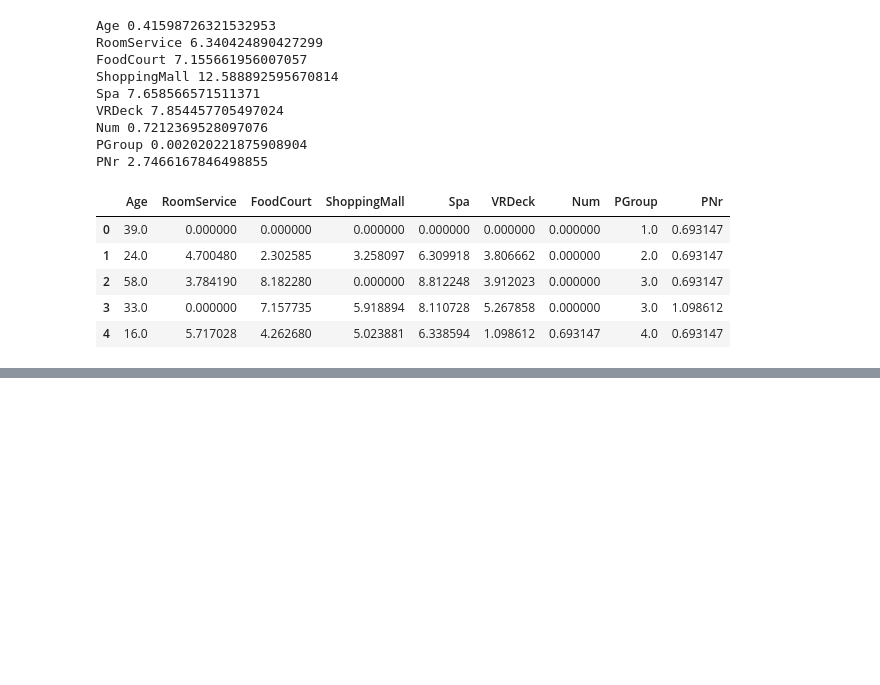
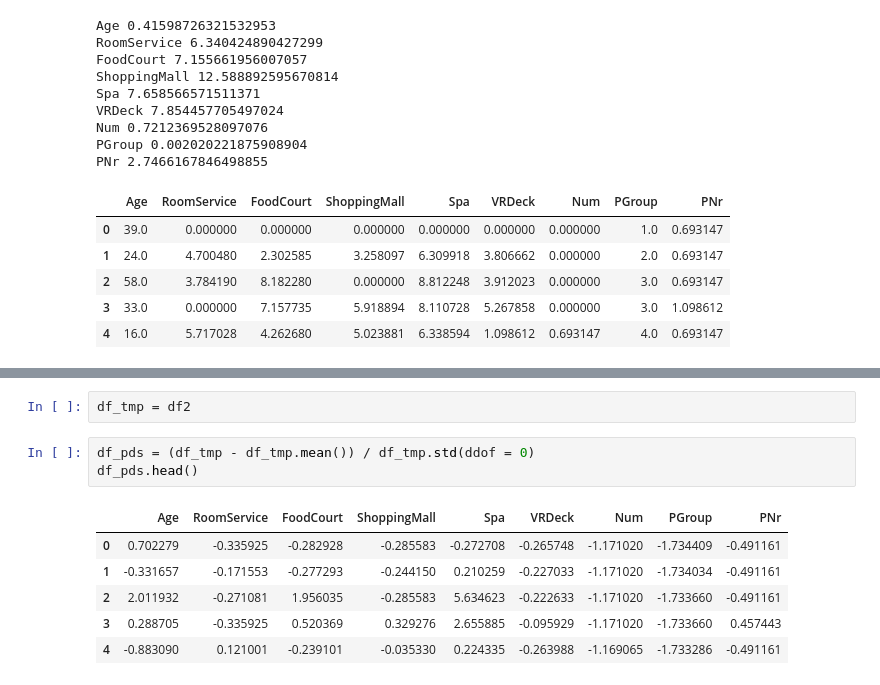
Before and after one commit to He1o/Cyrus_NoteBook, a Jupyter notebook: Kaggle/4.xgboost0.89.ipynb, the cells around one changed output, grey strips where cells are left out. Cells and saved outputs as stored; diff of their text form; blank space fills up the shorter version.

```diff
--- a/Kaggle/4.xgboost0.89.ipynb
+++ b/Kaggle/4.xgboost0.89.ipynb
@@ -599,0 +682,12 @@ PNr 2.7466167846498855
+# %%
+df_tmp = df2
+# %%
+df_pds = (df_tmp - df_tmp.mean()) / df_tmp.std(ddof = 0)
+df_pds.head()
+# %% [output]
+|  | Age | RoomService | FoodCourt | ShoppingMall | Spa | VRDeck | Num | PGroup | PNr |
+| 0 | 0.702279 | -0.335925 | -0.282928 | -0.285583 | -0.272708 | -0.265748 | -1.171020 | -1.734409 | -0.491161 |
+| 1 | -0.331657 | -0.171553 | -0.277293 | -0.244150 | 0.210259 | -0.227033 | -1.171020 | -1.734034 | -0.491161 |
+| 2 | 2.011932 | -0.271081 | 1.956035 | -0.285583 | 5.634623 | -0.222633 | -1.171020 | -1.733660 | -0.491161 |
+| 3 | 0.288705 | -0.335925 | 0.520369 | 0.329276 | 2.655885 | -0.095929 | -1.171020 | -1.733660 | 0.457443 |
+| 4 | -0.883090 | 0.121001 | -0.239101 | -0.035330 | 0.224335 | -0.263988 | -1.169065 | -1.733286 | -0.491161 |
```
Also changed, not shown: parts of 14 cells of this notebook, 11 other files.
